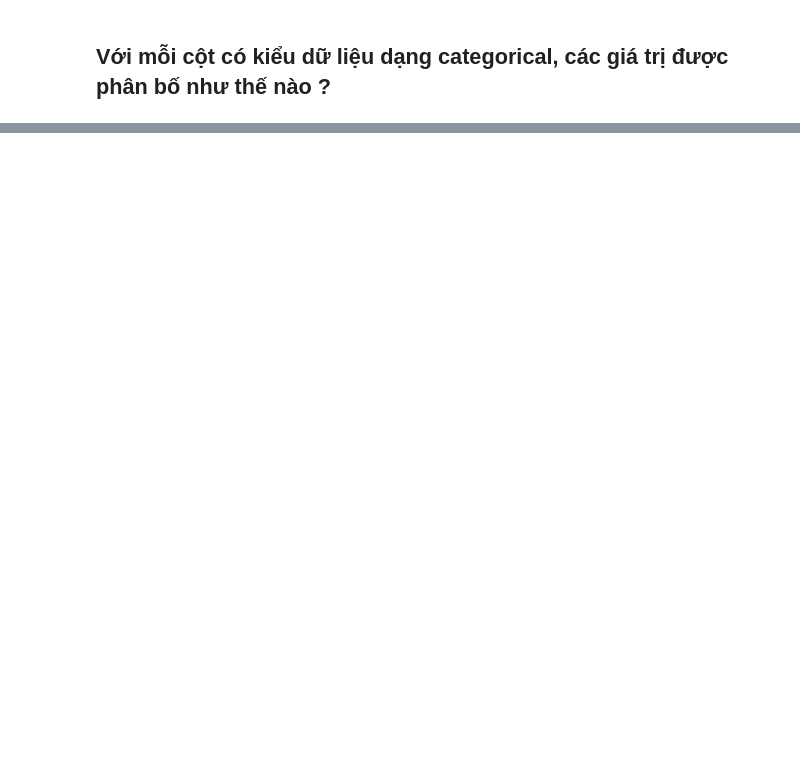
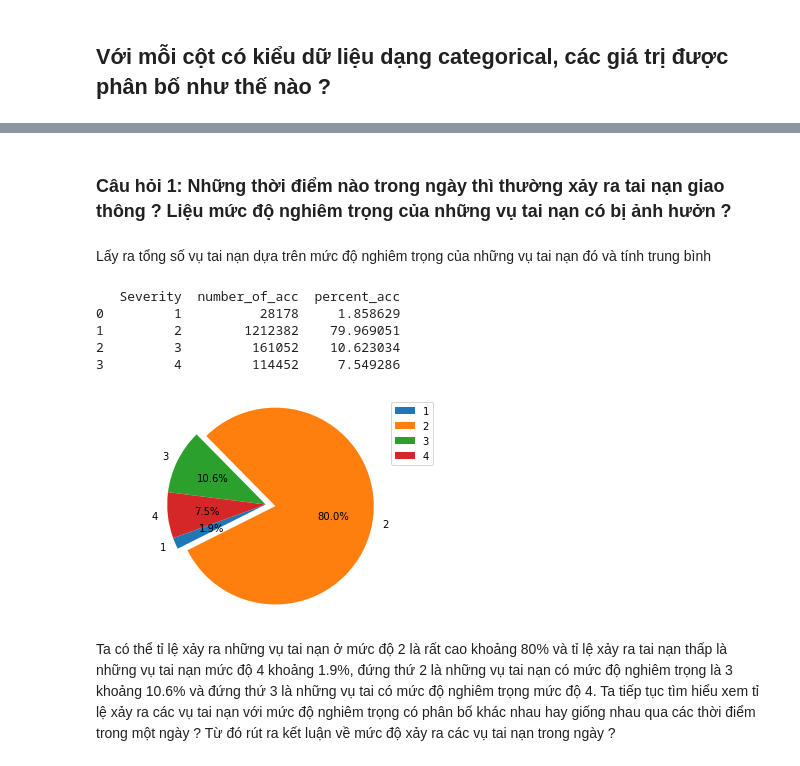
Before and after one commit to vuongthanhan-19127326/dackltkhdl, a Jupyter notebook: projectfinal.ipynb, the cells around one changed output, grey strips where cells are left out. Saved outputs shown, nothing was run; the diff lists cells and outputs as text; code cells hidden in the pictures; blank space fills up the shorter version.

```diff
--- a/projectfinal.ipynb
+++ b/projectfinal.ipynb
@@ -279,0 +356,26 @@ accidents_df.head()
+# %% [markdown]
+### Câu hỏi 1: Những thời điểm  nào trong ngày thì thường xảy ra tai nạn giao thông ? Liệu mức độ nghiêm trọng của những vụ tai nạn có bị ảnh hưởn ?
+# %% [markdown]
+Lấy ra tổng số vụ tai nạn dựa trên mức độ nghiêm trọng của những vụ tai nạn đó và tính trung bình
+# %%
+serverity_df=accidents_df.groupby(['Severity']).size().reset_index(name='number_of_acc')
+serverity_df['percent_acc'] = (serverity_df['number_of_acc'] / serverity_df['number_of_acc'].sum()) * 100
+print(serverity_df)
+explode = (0, 0.1, 0, 0)
+fig1, ax1 = plt.subplots()
+ax1.pie(serverity_df['percent_acc'], explode=explode, labels=serverity_df['Severity'], autopct='%1.1f%%',
+        shadow=False, startangle=200)
+ax1.axis('equal')  # Equal aspect ratio ensures that pie is drawn as a circle.
+
+
+plt.legend()
+plt.show()
+# %% [output]
+   Severity  number_of_acc  percent_acc
+0         1          28178     1.858629
+1         2        1212382    79.969051
+2         3         161052    10.623034
+3         4         114452     7.549286
+[figure, added]
+# %% [markdown]
+Ta có thể tỉ lệ xảy ra những vụ tai nạn ở mức độ 2 là rất cao khoảng 80% và tỉ lệ xảy ra tai nạn thấp là những vụ tai nạn mức độ 4 khoảng 1.9%, đứng thứ 2 là những vụ tai nạn có mức độ nghiêm trọng là 3 khoảng 10.6% và đứng thứ 3 là những vụ tai có mức độ nghiêm trọng mức độ 4. Ta tiếp tục tìm hiểu xem tỉ lệ xảy ra các vụ tai nạn với mức độ nghiêm trọng có phân bố khác nhau hay giống nhau qua các thời điểm trong một ngày ? Từ đó rút ra kết luận về mức độ xảy ra các vụ tai nạn trong ngày ?
```
Also changed, not shown: parts of 75 cells of this notebook.
